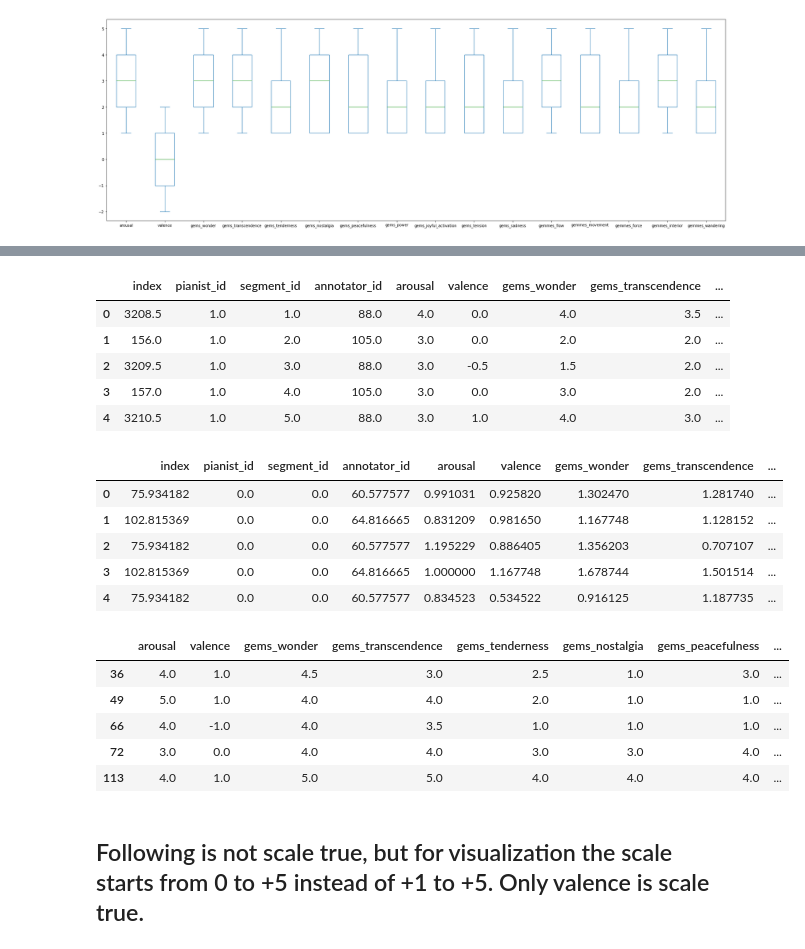
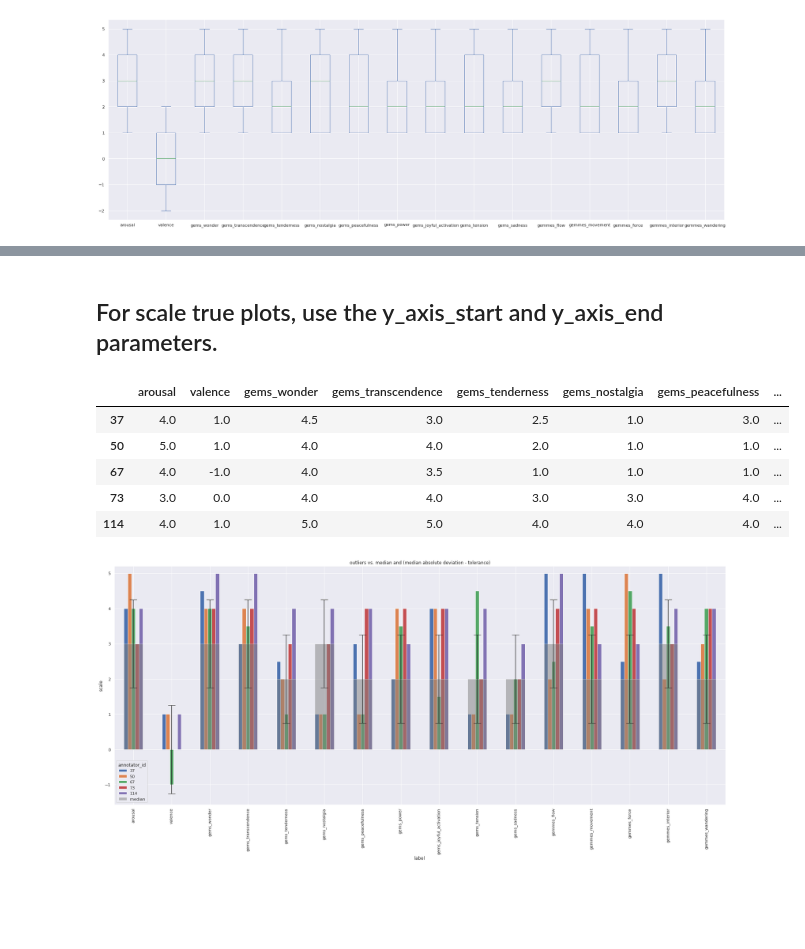
Before and after one commit to NoahPichl/MLPC_The_haunted_turtles, a Jupyter notebook: data_exploration.ipynb, the cells around one changed output, grey strips where cells are left out. Saved outputs shown, nothing was run; the diff lists cells and outputs as text; code cells hidden in the pictures; blank space fills up the shorter version.

```diff
--- a/data_exploration.ipynb
+++ b/data_exploration.ipynb
@@ -10,4 +11,6 @@ import matplotlib.pyplot as plt
 from scipy import stats
+# %%
+sns.set()
 # %%
 anot = pd.read_pickle("./data/task_2_annotations.pkl").reset_index()
 anot.head()
@@ -72,20 +64,0 @@ mean_seg.head()
-# %%
-median_seg = pd.DataFrame(median_seg)
-median_seg.head()
-# %% [output]
-|  | index | pianist_id | segment_id | annotator_id | arousal | valence | gems_wonder | gems_transcendence | ... |
-| 0 | 3208.5 | 1.0 | 1.0 | 88.0 | 4.0 | 0.0 | 4.0 | 3.5 | ... |
-| 1 | 156.0 | 1.0 | 2.0 | 105.0 | 3.0 | 0.0 | 2.0 | 2.0 | ... |
-| 2 | 3209.5 | 1.0 | 3.0 | 88.0 | 3.0 | -0.5 | 1.5 | 2.0 | ... |
-| 3 | 157.0 | 1.0 | 4.0 | 105.0 | 3.0 | 0.0 | 3.0 | 2.0 | ... |
-| 4 | 3210.5 | 1.0 | 5.0 | 88.0 | 3.0 | 1.0 | 4.0 | 3.0 | ... |
-# %%
-std_seg = pd.DataFrame(std_seg)
-std_seg.head()
-# %% [output]
-|  | index | pianist_id | segment_id | annotator_id | arousal | valence | gems_wonder | gems_transcendence | ... |
-| 0 | 75.934182 | 0.0 | 0.0 | 60.577577 | 0.991031 | 0.925820 | 1.302470 | 1.281740 | ... |
-| 1 | 102.815369 | 0.0 | 0.0 | 64.816665 | 0.831209 | 0.981650 | 1.167748 | 1.128152 | ... |
-| 2 | 75.934182 | 0.0 | 0.0 | 60.577577 | 1.195229 | 0.886405 | 1.356203 | 0.707107 | ... |
-| 3 | 102.815369 | 0.0 | 0.0 | 64.816665 | 1.000000 | 1.167748 | 1.678744 | 1.501514 | ... |
-| 4 | 75.934182 | 0.0 | 0.0 | 60.577577 | 0.834523 | 0.534522 | 0.916125 | 1.187735 | ... |
@@ -92,12 +107,18 @@ std_seg.head()
 # %%
-def search_for_outliers(dataframe, threshold=4, multiplier=1.25, use_median=True):
+def search_for_outliers(dataframe, threshold=6, multiplier=1.25, use_median=True, start_feature='arousal',
+                        end_feature='gemmes_wandering', y_axis_start=None, y_axis_end=5.2, fig_size=(30, 12)):
     """
     :dataframe: dataframe for which the median/mad or mean/std are calculated
     :threshold: how much unconsistent columns are needed, to count it as outlier
     :multiplier: multiplier for the used median absolute deviation or standard deviation (ajust for extremer outliers)
     :use_median: boolean flag if the median/mad or the mean/std should be used
+    :start_feature: feature from which the search should start
+    :end_feature: feature where the search should end
+    :y_axis_start: value which controlls the y_axis start scale (for scale true plotting)
+    :y_axis_end: value which controlls the y_axis end scale (for scale true plotting)
+    :fig_size: controlls the figure size of the plot
 
-    :returns: a dataframe of found outliers
+    :returns: a dataframe of found outliers and plots the outliers
     """
     features = list(dataframe.columns)
     if use_median:
@@ -105,31 +126,37 @@ def search_for_outliers(dataframe, threshold=4, multiplier=1.25, use_median=True
         mad = pd.DataFrame(stats.median_abs_deviation(dataframe, axis=0, nan_policy='omit')).T
         mad.columns = features
         median_annotators = []
-        for anno in range(1, max(dataframe["annotator_id"]) + 1):
+        for anno in range(max(dataframe["annotator_id"]) + 1):
             median_annotators.append(dataframe[dataframe["annotator_id"] == anno].median(axis=0))
         median_annotators = pd.DataFrame(median_annotators)
-        outliers = abs(median_annotators.sub(median.squeeze(), axis=1)).loc[:,'arousal':'gemmes_wandering'].lt((mad*multiplier).loc[:,'arousal':'gemmes_wandering'].squeeze())
-
-        return median_annotators[outliers.sum(axis=1) <= outliers.shape[1]-threshold]
+        out = abs(median_annotators.sub(median.squeeze(), axis=1)).loc[:,start_feature:end_feature].lt((mad*multiplier).loc[:,start_feature:end_feature].squeeze())
+        pianist_id = median_annotators[out.sum(axis=1) <= out.shape[1]-threshold]["pianist_id"]
+        outliers = median_annotators[out.sum(axis=1) <= out.shape[1]-threshold].loc[:,start_feature:end_feature].join(pianist_id)
+        if len(outliers) != 0:
+            plot_outliers(dataframe, outliers, multiplier, use_median, start_feature, end_feature, y_axis_start, y_axis_end, fig_size)
+        return outliers
     else:
         mean = pd.DataFrame(dataframe.mean(axis=0)).T
         std = pd.DataFrame(dataframe.std(axis=0)).T
         mean_annotators = []
-        for anno in range(1, max(dataframe["annotator_id"]) + 1):
+        for anno in range(max(dataframe["annotator_id"]) + 1):
             mean_annotators.append(dataframe[dataframe["annotator_id"] == anno].mean(axis=0))
         mean_annotators = pd.DataFrame(mean_annotators)
-        outliers = abs(mean_annotators.sub(mean.squeeze(), axis=1)).loc[:,'arousal':'gemmes_wandering'].lt((std*multiplier).loc[:,'arousal':'gemmes_wandering'].squeeze())
-
-        return mean_annotators[outliers.sum(axis=1) <= outliers.shape[1]-threshold]
+        out = abs(mean_annotators.sub(mean.squeeze(), axis=1)).loc[:,start_feature:end_feature].lt((std*multiplier).loc[:,start_feature:end_feature].squeeze())
+        pianist_id = mean_annotators[out.sum(axis=1) <= out.shape[1]-threshold]["pianist_id"]
+        outliers = mean_annotators[out.sum(axis=1) <= out.shape[1]-threshold].loc[:,start_feature:end_feature].join(pianist_id)
+        if len(outliers) != 0:
+            plot_outliers(dataframe, outliers, multiplier, use_median, start_feature, end_feature, y_axis_start, y_axis_end, fig_size)
+        return outliers
+# %% [markdown]
+## For scale true plots, use the y_axis_start and y_axis_end parameters.
 # %%
-out = search_for_outliers(anot, threshold=6, multiplier=1.25, use_median=True).loc[:,'arousal':'gemmes_wandering']
-out
+search_for_outliers(anot)
 # %% [output]
 |  | arousal | valence | gems_wonder | gems_transcendence | gems_tenderness | gems_nostalgia | gems_peacefulness | ... |
-| 36 | 4.0 | 1.0 | 4.5 | 3.0 | 2.5 | 1.0 | 3.0 | ... |
-| 49 | 5.0 | 1.0 | 4.0 | 4.0 | 2.0 | 1.0 | 1.0 | ... |
-| 66 | 4.0 | -1.0 | 4.0 | 3.5 | 1.0 | 1.0 | 1.0 | ... |
-| 72 | 3.0 | 0.0 | 4.0 | 4.0 | 3.0 | 3.0 | 4.0 | ... |
-| 113 | 4.0 | 1.0 | 5.0 | 5.0 | 4.0 | 4.0 | 4.0 | ... |
+| 37 | 4.0 | 1.0 | 4.5 | 3.0 | 2.5 | 1.0 | 3.0 | ... |
+| 50 | 5.0 | 1.0 | 4.0 | 4.0 | 2.0 | 1.0 | 1.0 | ... |
+| 67 | 4.0 | -1.0 | 4.0 | 3.5 | 1.0 | 1.0 | 1.0 | ... |
+| 73 | 3.0 | 0.0 | 4.0 | 4.0 | 3.0 | 3.0 | 4.0 | ... |
+| 114 | 4.0 | 1.0 | 5.0 | 5.0 | 4.0 | 4.0 | 4.0 | ... |
+[figure, added]
-# %% [markdown]
-## Following is not scale true, but for visualization the scale starts from 0 to +5 instead of +1 to +5. Only valence is scale true.
```
Also changed, not shown: parts of 5 cells of this notebook.
